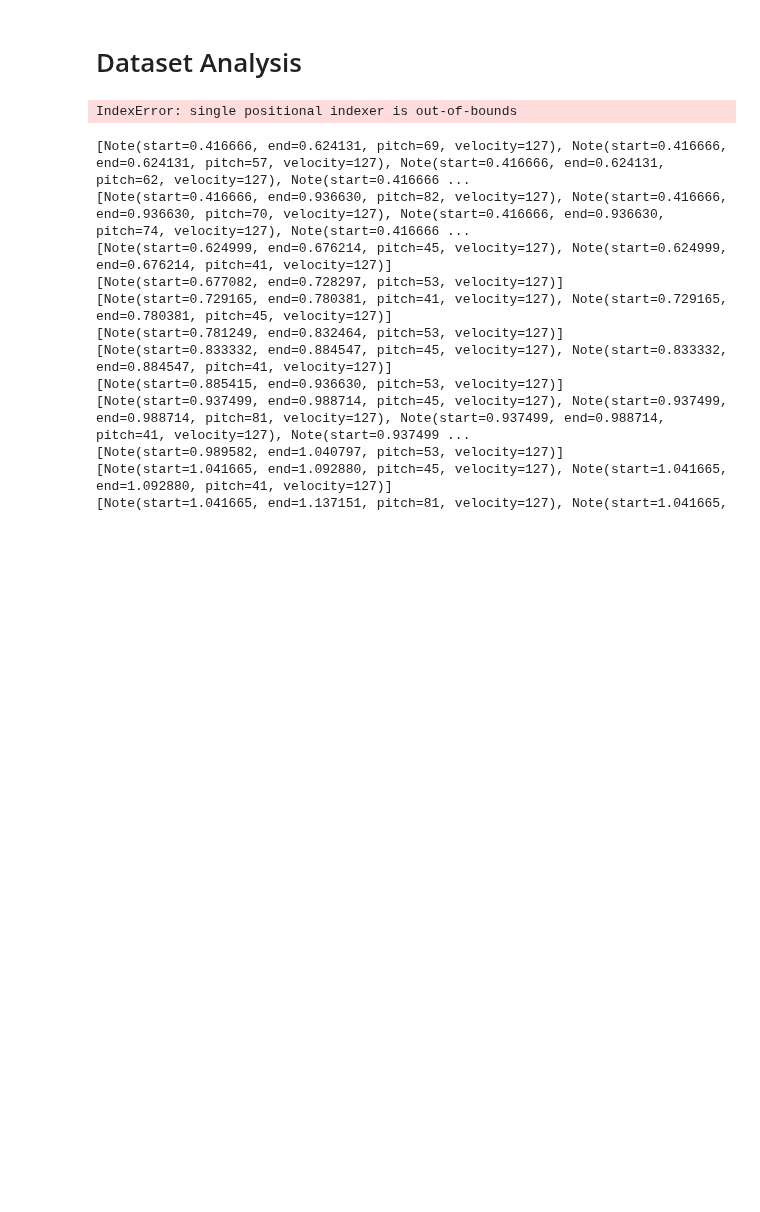
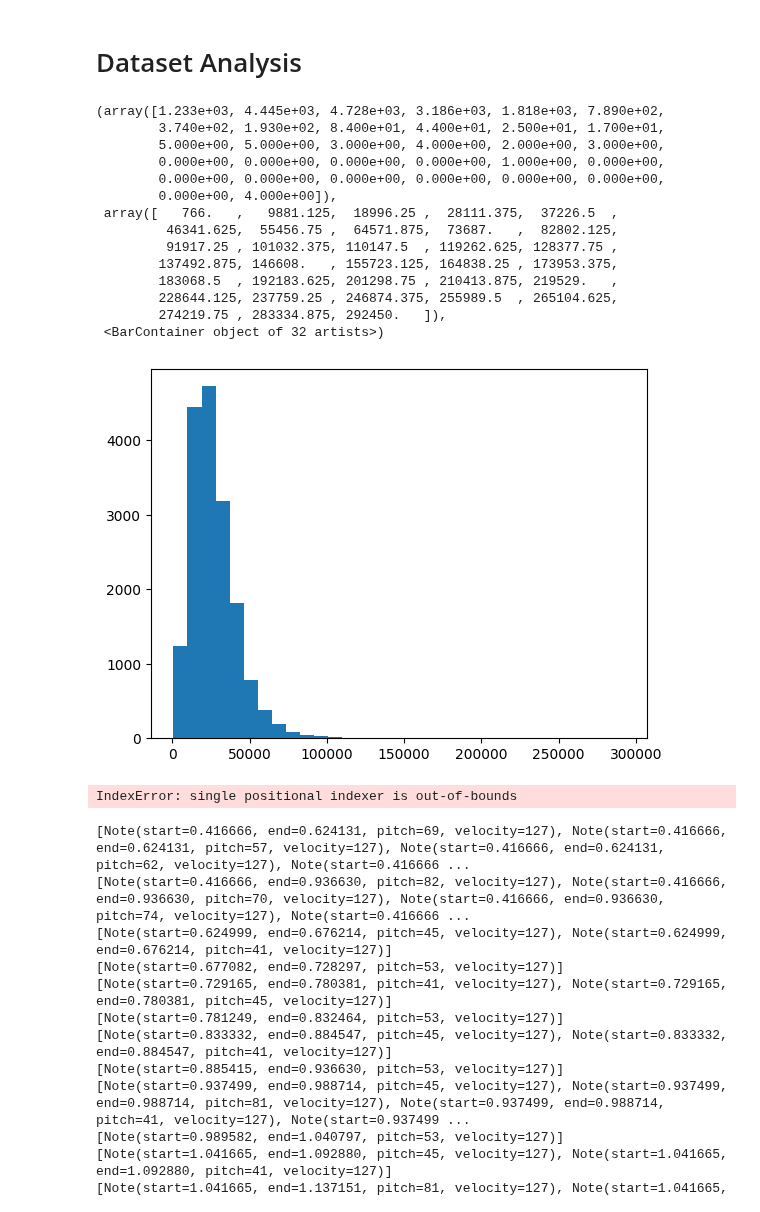
Before and after one commit to TheRealAnonymous008/ML-Playground, a Jupyter notebook: Composer/demo.ipynb, the cells around one changed output. Drawn from its saved outputs; the diff is of its cells as text; code cells hidden in the pictures; blank space fills up the shorter version.

```diff
--- a/Composer/demo.ipynb
+++ b/Composer/demo.ipynb
@@ -85,5 +93,25 @@ import numpy as np
 # %%
-df = pd.read_csv("midi-dataset.csv")
+df = pd.read_csv("datasets/midi-dataset-flat.csv")
+# %%
+lengths = df.notes.apply(lambda x: len(x))
+# %%
+plt.hist(lengths, bins=128)
+# %% [output]
+(array([1.233e+03, 4.445e+03, 4.728e+03, 3.186e+03, 1.818e+03, 7.890e+02,
+        3.740e+02, 1.930e+02, 8.400e+01, 4.400e+01, 2.500e+01, 1.700e+01,
+        5.000e+00, 5.000e+00, 3.000e+00, 4.000e+00, 2.000e+00, 3.000e+00,
+        0.000e+00, 0.000e+00, 0.000e+00, 0.000e+00, 1.000e+00, 0.000e+00,
+        0.000e+00, 0.000e+00, 0.000e+00, 0.000e+00, 0.000e+00, 0.000e+00,
+        0.000e+00, 4.000e+00]),
+ array([   766.   ,   9881.125,  18996.25 ,  28111.375,  37226.5  ,
+         46341.625,  55456.75 ,  64571.875,  73687.   ,  82802.125,
+         91917.25 , 101032.375, 110147.5  , 119262.625, 128377.75 ,
+        137492.875, 146608.   , 155723.125, 164838.25 , 173953.375,
+        183068.5  , 192183.625, 201298.75 , 210413.875, 219529.   ,
+        228644.125, 237759.25 , 246874.375, 255989.5  , 265104.625,
+        274219.75 , 283334.875, 292450.   ]),
+ <BarContainer object of 32 artists>)
+[figure, added]
 # %%
 df['notes'] = df.notes.apply(lambda x: [int(y) for y in str(x).removeprefix('[').removesuffix(']').split(' ') if y.isnumeric()])
 df['velocities'] = df.velocities.apply(lambda x: [int(y) for y in str(x).removeprefix('[').removesuffix(']').split(' ') if y.isnumeric()])
```
Also changed, not shown: parts of 5 cells of this notebook, 6 other files.
